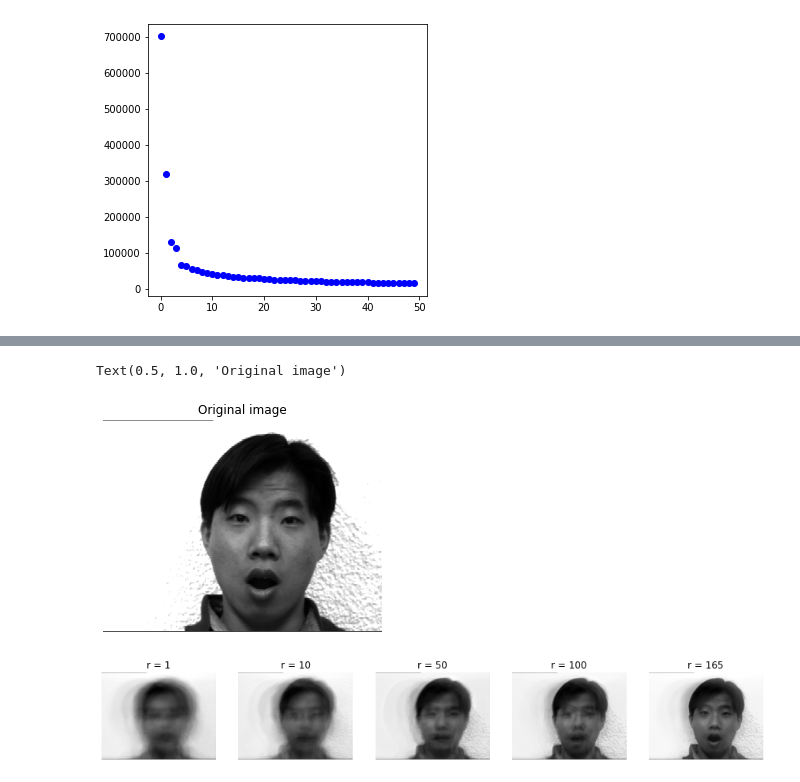
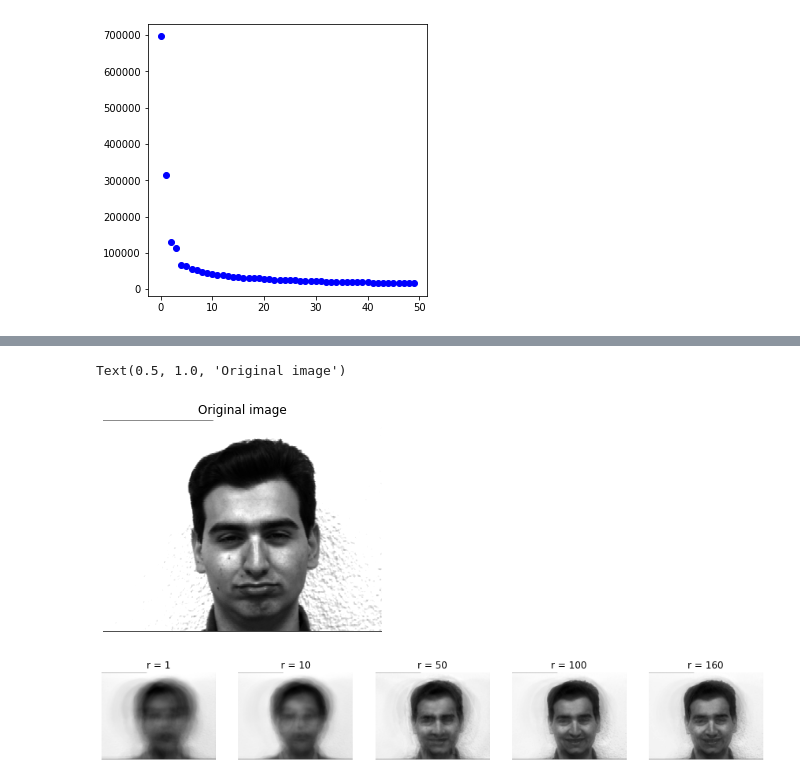
Before and after one commit to gluckt/Eigenfaces-Exploration, a Jupyter notebook: eigenfaces_homework.ipynb, the cells around one changed output, grey strips where cells are left out. Drawn from its saved outputs; the diff is of its cells as text; code cells hidden in the pictures.

```diff
--- a/eigenfaces_homework.ipynb
+++ b/eigenfaces_homework.ipynb
@@ -11,8 +11,8 @@ import os
 # Given a dataset of face images, we will compile them into one data matrix and perform SVD in order to separate them into their principal components
 
 # set directories
-imgdir_cr = "yalefaces\yale_cropped"
-imgdir_ucr = "yalefaces\yale_uncropped"
+imgdir_cr = "yalefaces\CroppedYale"
+imgdir_ucr = "yalefaces\yalefaces"
 
 # plot parameters
 plt.rcParams['figure.figsize'] = [5,5]
@@ -60,9 +60,12 @@ for root, dirs, files in os.walk(imgdir_cr):
 
 # save as matrix
 A = np.mat(np.array(cvecs)).T # transpose so each image is a column vector, matrix is [m*n,(number of images)]
+
+# Use first 2400 faces are training data
+A_train = np.mat(A[:,:2400])
 # %%
 # 1. Do an SVD analysis of the images (where each image is reshaped into a column vector and each column is a new image)
-U, S, VT = np.linalg.svd(A, full_matrices = 0)
+U, S, VT = np.linalg.svd(A_train, full_matrices = 0)
 # %%
 # 2. What is the interpretation of the U, S, and VT matrices? (Plot the first few reshaped columns of U)
 
@@ -165,18 +187,18 @@ plt.plot(S[0:50], 'bo')
 # %%
 # Now let's reconstruct one of the uncropped images similar to how we did before
 
 # Now we shall determine the number of modes necessary for accurate image reconstructions
 
-# take a random face from A and plot to see original image
-img_test = A[:,42]
+# take a random face from outside the training data and plot to see original image
+img_test = A[:,161]
 
 
-plt.imshow(np.reshape(A[:,42], (m,n)))
+plt.imshow(np.reshape(img_test, (m,n)))
 plt.axis('off')
 plt.title("Original image")
 # %% [output]
 Text(0.5, 1.0, 'Original image')
-[figure, old version]
+[figure, new version]
 # %%
 avg_face = np.mean(A, axis=1)
 
@@ -185,7 +207,7 @@ fig, axs = plt.subplots(1,5, figsize=(15,15))
 plt.set_cmap('gray')
 
 # vector of modes
-r = [1, 10,50,100,165]
+r = [1, 10,50,100,160]
 
 # reconstruct face for each mode
 for i in np.arange(5):
@@ -196,6 +218,6 @@ for i in np.arange(5):
 
 
 
-# Here we see that even when using all the columns of U, the reconstructed image still contains some obvious imperfections and blurriness. This suggests that for these uncropped images, we would require more data to form a more robust eigenface space, since there is a lot more variation in the values for each image matrix. These images contain more features of the whole face, as well as some other random features that are not part of the face, such as the neck, shoulders, and background noise.
+# Here we see that even when using all the columns of U, the reconstructed image still contains some obvious imperfections and blurriness. This suggests that for these uncropped images, we would require more data to form a more robust eigenface space, since there is a lot more variation in the values for each image matrix, and we have only a fraction of the amount of data than the cropped image set. These images contain more features of the whole face, as well as some other random features that are not part of the face, such as the neck, shoulders, and background noise.
 # %% [output]
-[figure, old version]
+[figure, new version]
```
Also changed, not shown: parts of 6 cells of this notebook.
